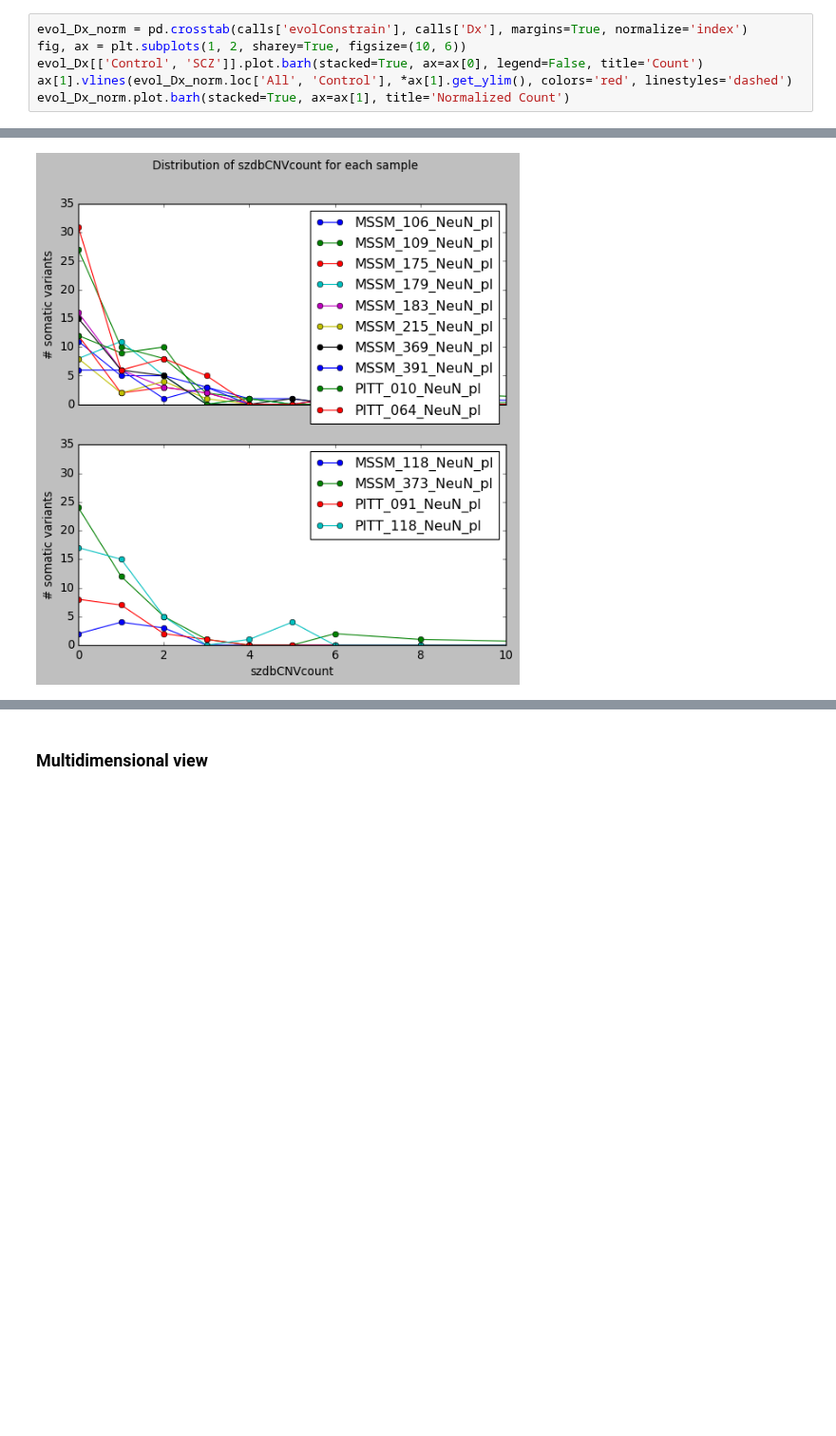
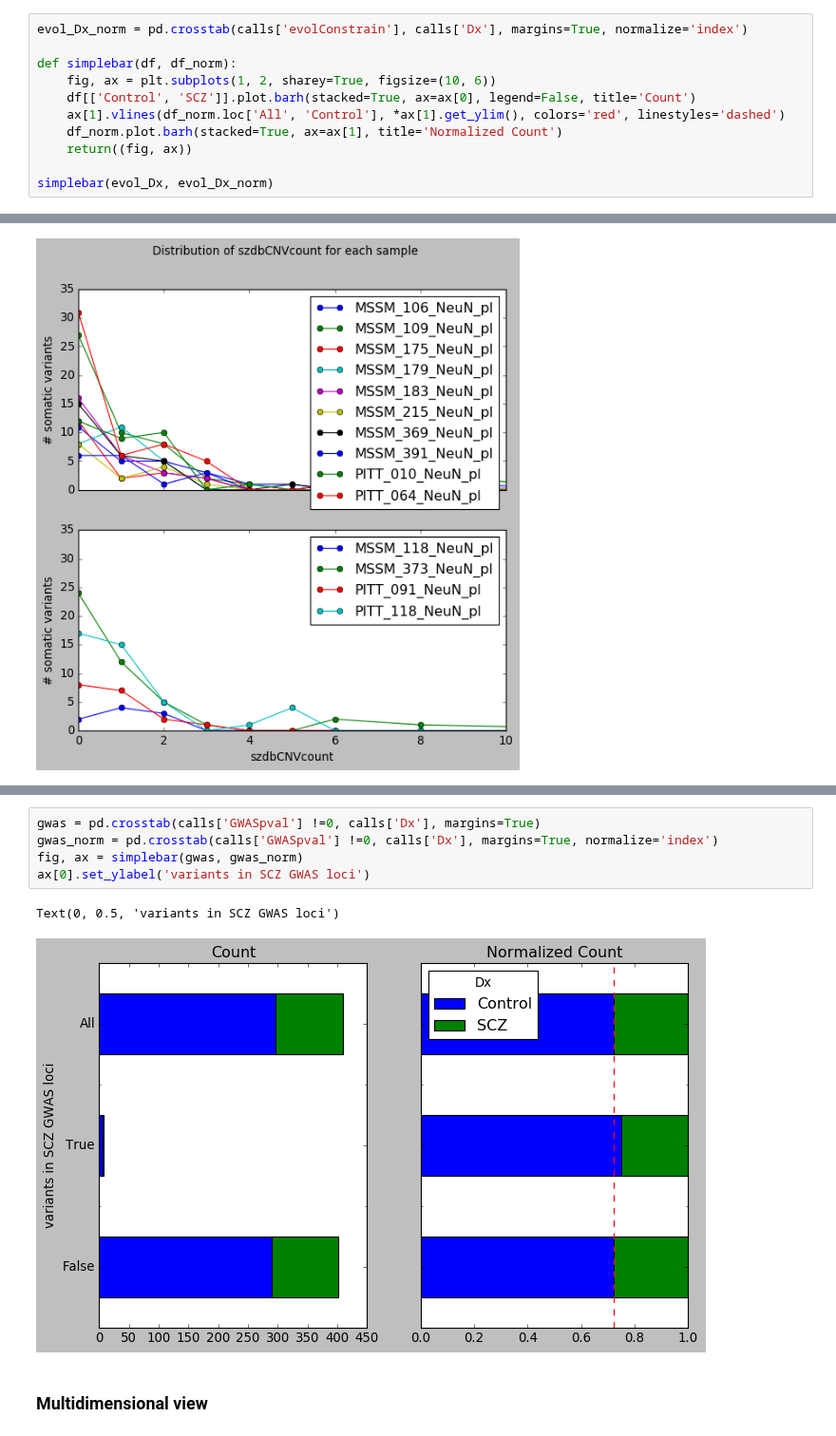
Before and after one commit to attilagk/BSM-research, a Jupyter notebook: notebook/2020-06-10-chromatin-state/2020-06-10-chromatin-state.ipynb, the cells around one changed output, grey strips where cells are left out. Shown at 95% size. Drawn from its saved outputs; the diff is of its cells as text; blank space fills up the shorter version.

```diff
--- a/notebook/2020-06-10-chromatin-state/2020-06-10-chromatin-state.ipynb
+++ b/notebook/2020-06-10-chromatin-state/2020-06-10-chromatin-state.ipynb
@@ -79,8 +89,13 @@ evol_Dx
 | All | 296 | 114 | 410 |
 # %%
 evol_Dx_norm = pd.crosstab(calls['evolConstrain'], calls['Dx'], margins=True, normalize='index')
-fig, ax = plt.subplots(1, 2, sharey=True, figsize=(10, 6))
-evol_Dx[['Control', 'SCZ']].plot.barh(stacked=True, ax=ax[0], legend=False, title='Count')
-ax[1].vlines(evol_Dx_norm.loc['All', 'Control'], *ax[1].get_ylim(), colors='red', linestyles='dashed')
-evol_Dx_norm.plot.barh(stacked=True, ax=ax[1], title='Normalized Count')
+
+def simplebar(df, df_norm):
+    fig, ax = plt.subplots(1, 2, sharey=True, figsize=(10, 6))
+    df[['Control', 'SCZ']].plot.barh(stacked=True, ax=ax[0], legend=False, title='Count')
+    ax[1].vlines(df_norm.loc['All', 'Control'], *ax[1].get_ylim(), colors='red', linestyles='dashed')
+    df_norm.plot.barh(stacked=True, ax=ax[1], title='Normalized Count')
+    return((fig, ax))
+
+simplebar(evol_Dx, evol_Dx_norm)
 # %% [output]
@@ -205,3 +239,11 @@ boo([0, 10])
+# %%
+gwas = pd.crosstab(calls['GWASpval'] !=0, calls['Dx'], margins=True)
+gwas_norm = pd.crosstab(calls['GWASpval'] !=0, calls['Dx'], margins=True, normalize='index')
+fig, ax = simplebar(gwas, gwas_norm)
+ax[0].set_ylabel('variants in SCZ GWAS loci')
+# %% [output]
+Text(0, 0.5, 'variants in SCZ GWAS loci')
+[figure, added]
 # %% [markdown]
 ### Multidimensional view
 # %%
```
Also changed, not shown: parts of 5 cells of this notebook.
